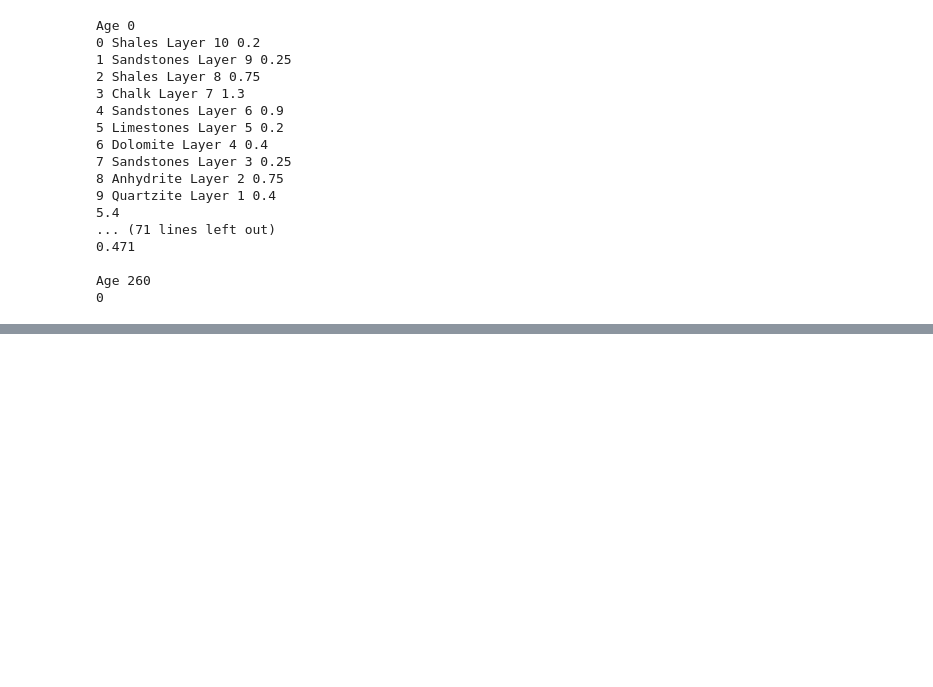
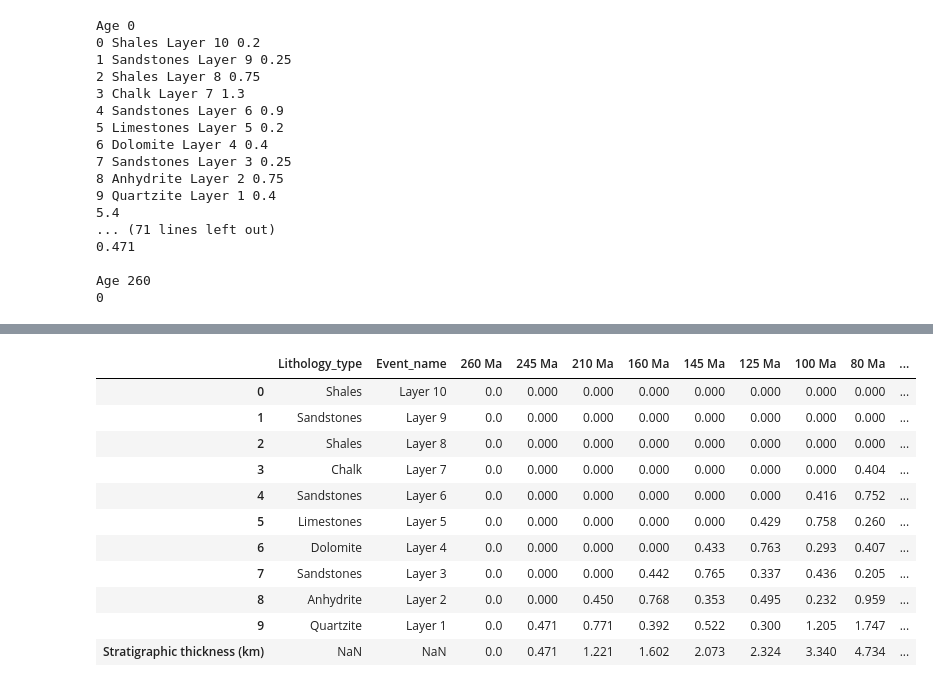
Before and after one commit to MariiaKalinina/Elasticity, a Jupyter notebook: Untitled46.ipynb, the cells around one changed output, grey strips where cells are left out. Saved outputs shown, nothing was run; the diff lists cells and outputs as text; code cells hidden in the pictures; blank space fills up the shorter version.

```diff
--- a/Untitled46.ipynb
+++ b/Untitled46.ipynb
@@ -130,7 +142,3 @@ Age 0
 
 Age 260
 0
-# %%
-decompaction_df = decompaction_df[decompaction_df.columns[::-1]]
-decompaction_df.index = work_layers['Lithology_type']
-decompaction_df.to_csv('/content/Decompaction.csv', index=False)
@@ -136,0 +159,25 @@ decompaction_df.to_csv('/content/Decompaction.csv', index=False)
+# %%
+decompaction_df.loc['Stratigraphic thickness (km)', :] = decompaction_df.sum(axis=0) # <-- ввод общией мощности
+
+### добавление колонок Lithology_typeб	Event_name
+work_layers.reset_index(drop=True, inplace=True)
+decompaction_df['Event_name'] = work_layers['Event_name']
+decompaction_df['Lithology_type'] = work_layers['Lithology_type']
+decompaction_df = decompaction_df[decompaction_df.columns[::-1]]
+
+decompaction_df.to_csv('/content/Decompaction.csv', index=True)
+# %%
+decompaction_df
+# %% [output]
+|  | Lithology_type | Event_name | 260 Ma | 245 Ma | 210 Ma | 160 Ma | 145 Ma | 125 Ma | 100 Ma | 80 Ma | ... |
+| 0 | Shales | Layer 10 | 0.0 | 0.000 | 0.000 | 0.000 | 0.000 | 0.000 | 0.000 | 0.000 | ... |
+| 1 | Sandstones | Layer 9 | 0.0 | 0.000 | 0.000 | 0.000 | 0.000 | 0.000 | 0.000 | 0.000 | ... |
+| 2 | Shales | Layer 8 | 0.0 | 0.000 | 0.000 | 0.000 | 0.000 | 0.000 | 0.000 | 0.000 | ... |
+| 3 | Chalk | Layer 7 | 0.0 | 0.000 | 0.000 | 0.000 | 0.000 | 0.000 | 0.000 | 0.404 | ... |
+| 4 | Sandstones | Layer 6 | 0.0 | 0.000 | 0.000 | 0.000 | 0.000 | 0.000 | 0.416 | 0.752 | ... |
+| 5 | Limestones | Layer 5 | 0.0 | 0.000 | 0.000 | 0.000 | 0.000 | 0.429 | 0.758 | 0.260 | ... |
+| 6 | Dolomite | Layer 4 | 0.0 | 0.000 | 0.000 | 0.000 | 0.433 | 0.763 | 0.293 | 0.407 | ... |
+| 7 | Sandstones | Layer 3 | 0.0 | 0.000 | 0.000 | 0.442 | 0.765 | 0.337 | 0.436 | 0.205 | ... |
+| 8 | Anhydrite | Layer 2 | 0.0 | 0.000 | 0.450 | 0.768 | 0.353 | 0.495 | 0.232 | 0.959 | ... |
+| 9 | Quartzite | Layer 1 | 0.0 | 0.471 | 0.771 | 0.392 | 0.522 | 0.300 | 1.205 | 1.747 | ... |
+| Stratigraphic thickness (km) | NaN | NaN | 0.0 | 0.471 | 1.221 | 1.602 | 2.073 | 2.324 | 3.340 | 4.734 | ... |
```
Also changed, not shown: parts of 10 cells of this notebook.
